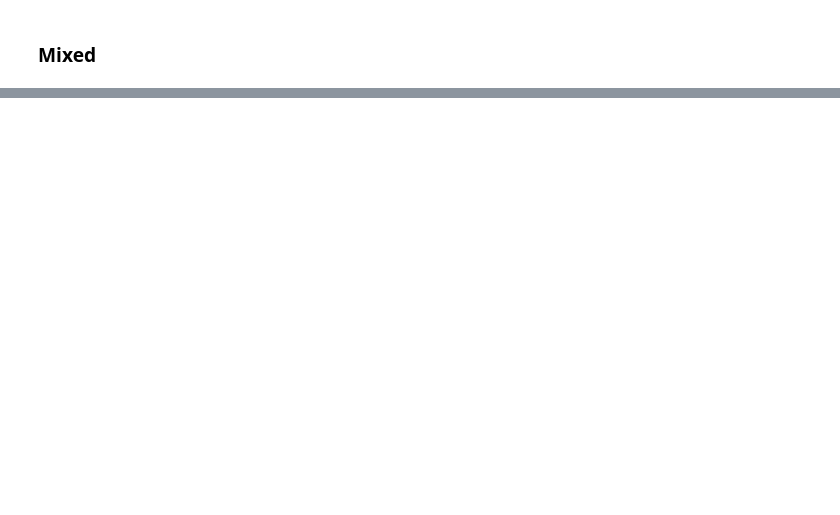
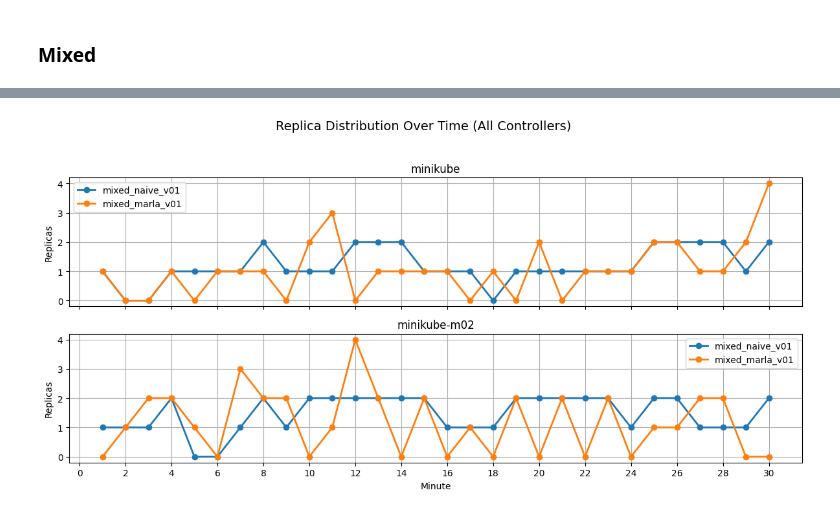
Before and after one commit to georgakopoulosgeo/Interference_Thesis_NTUA, a Jupyter notebook: Results/naive_vs_marla_v02.ipynb, the cells around one changed output, grey strips where cells are left out. Saved outputs shown, nothing was run; the diff lists cells and outputs as text; code cells hidden in the pictures; blank space fills up the shorter version.

```diff
--- a/Results/naive_vs_marla_v02.ipynb
+++ b/Results/naive_vs_marla_v02.ipynb
@@ -254,0 +268,4 @@ Difference between mixed_naive_v00 and mixed_marla_v00: 18.36%
+# %%
+plot_replica_distribution_combined(mixed_v01_dfs, ["mixed_naive_v01", "mixed_marla_v01"], minute_cap=30)
+# %% [output]
+[figure, added]
```
Also changed, not shown: parts of 5 cells of this notebook, 12 other files.
